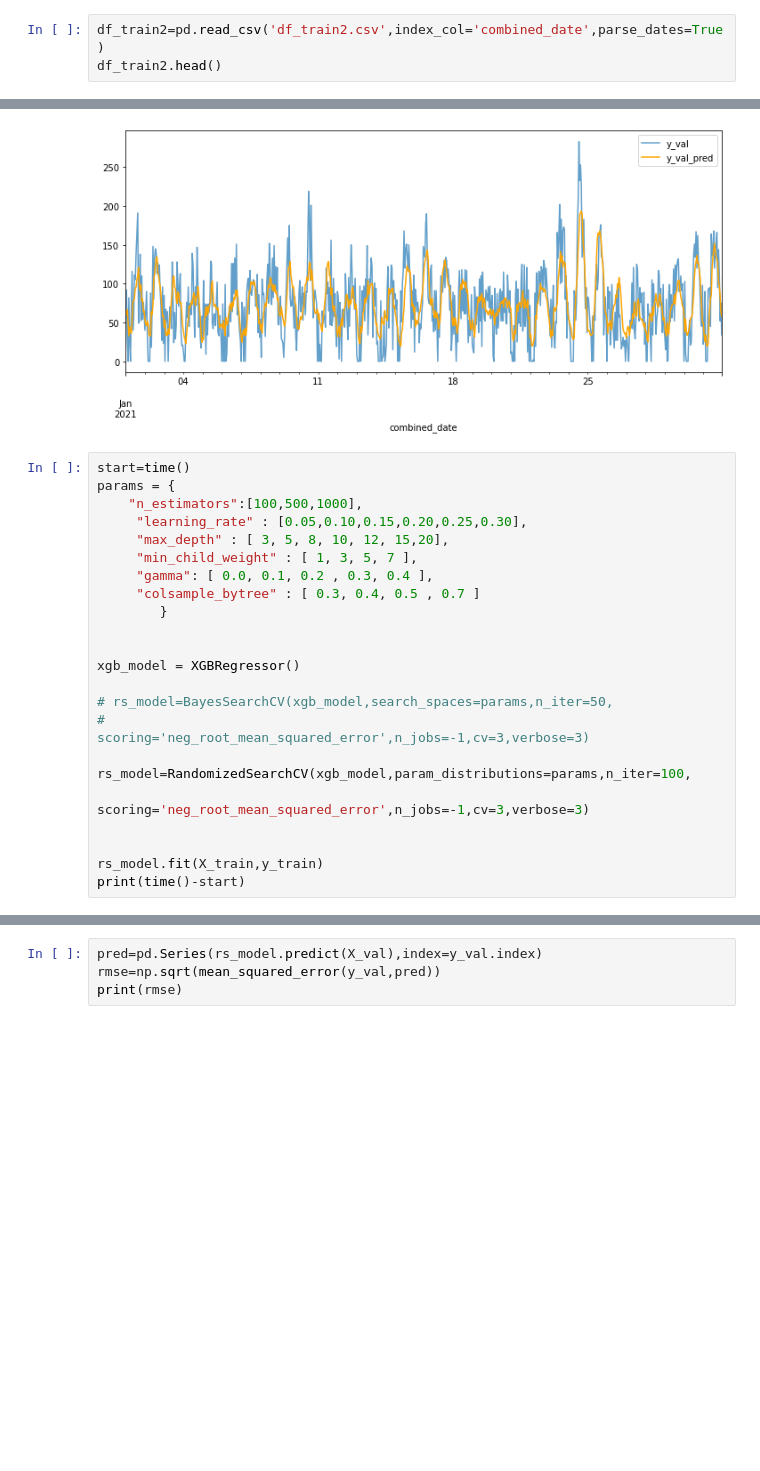
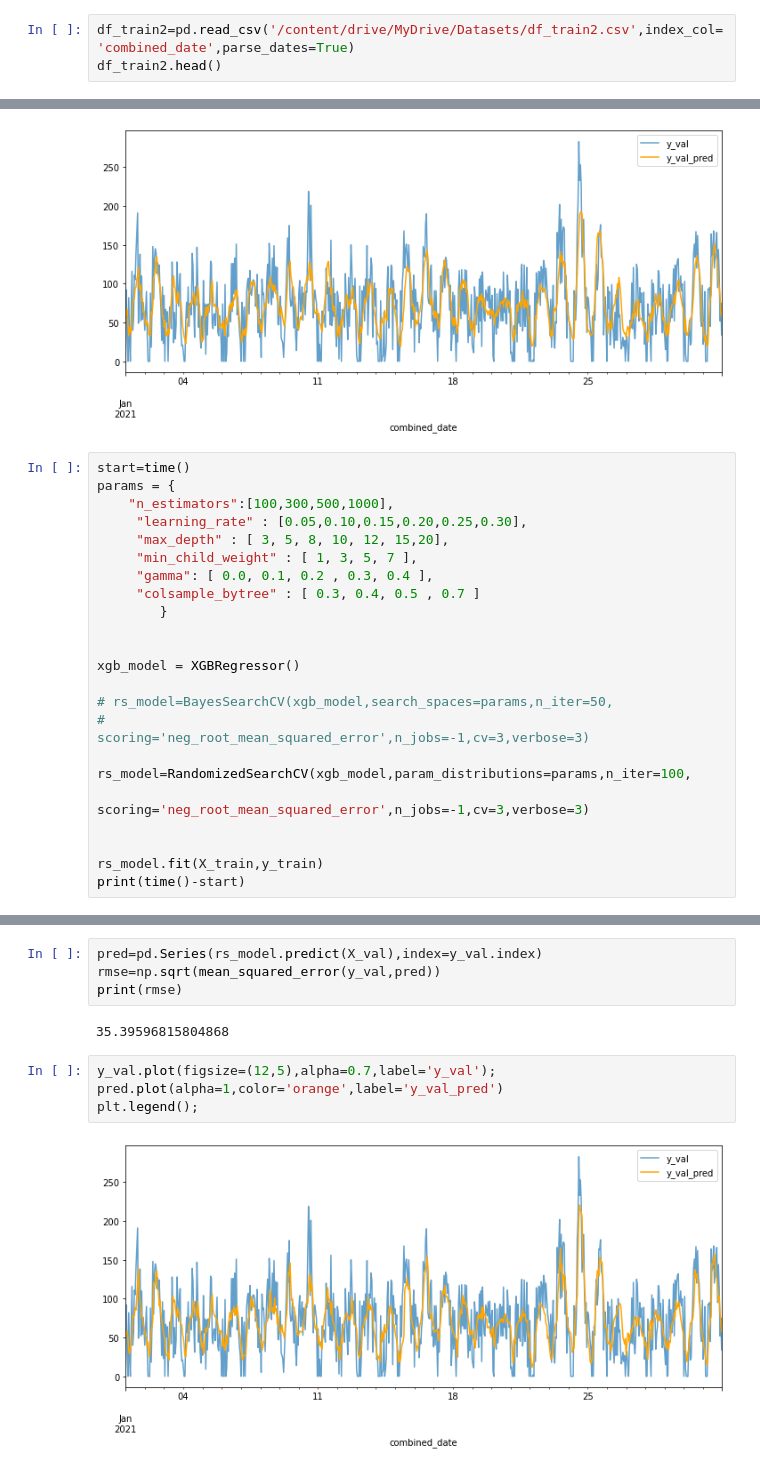
Before and after one commit to Satyaki9207/Analytics_vidhya_hackathon_APR_2022, a Jupyter notebook: Online training.ipynb, the cells around one changed output, grey strips where cells are left out. Cells and saved outputs as stored; diff of their text form; blank space fills up the shorter version.

```diff
--- a/Online training.ipynb
+++ b/Online training.ipynb
@@ -9,6 +14,6 @@ from skopt import BayesSearchCV
 from xgboost import XGBRegressor
 # %%
-df_train2=pd.read_csv('df_train2.csv',index_col='combined_date',parse_dates=True)
+df_train2=pd.read_csv('/content/drive/MyDrive/Datasets/df_train2.csv',index_col='combined_date',parse_dates=True)
 df_train2.head()
 # %% [output]
 |  | time1 | demand | demand_lag_1 | demand_lag_2 | demand_lag_3 | demand_lag_4 | demand_lag_5 | ... |
@@ -45,7 +50,7 @@ plt.legend();
 # %%
 start=time()
 params = {
-    "n_estimators":[100,500,1000],
+    "n_estimators":[100,300,500,1000],
      "learning_rate" : [0.05,0.10,0.15,0.20,0.25,0.30],
      "max_depth" : [ 3, 5, 8, 10, 12, 15,20],
      "min_child_weight" : [ 1, 3, 5, 7 ],
@@ -71,3 +87,11 @@ rs_model.best_estimator_
 pred=pd.Series(rs_model.predict(X_val),index=y_val.index)
 rmse=np.sqrt(mean_squared_error(y_val,pred))
 print(rmse)
+# %% [output]
+35.39596815804868
+# %%
+y_val.plot(figsize=(12,5),alpha=0.7,label='y_val');
+pred.plot(alpha=1,color='orange',label='y_val_pred')
+plt.legend();
+# %% [output]
+[figure, added]
```
Also changed, not shown: parts of 4 cells of this notebook.
